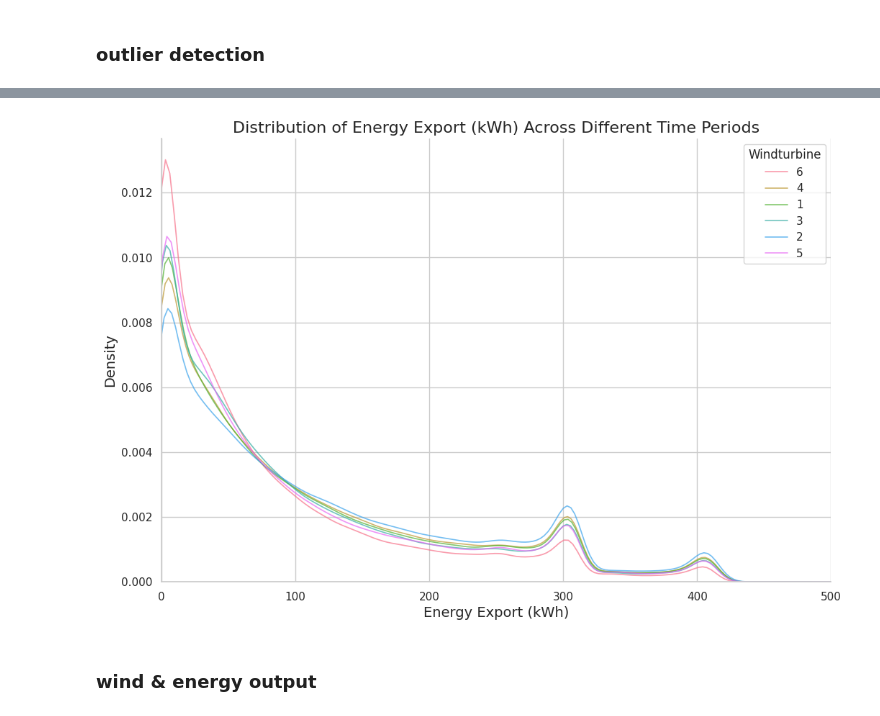
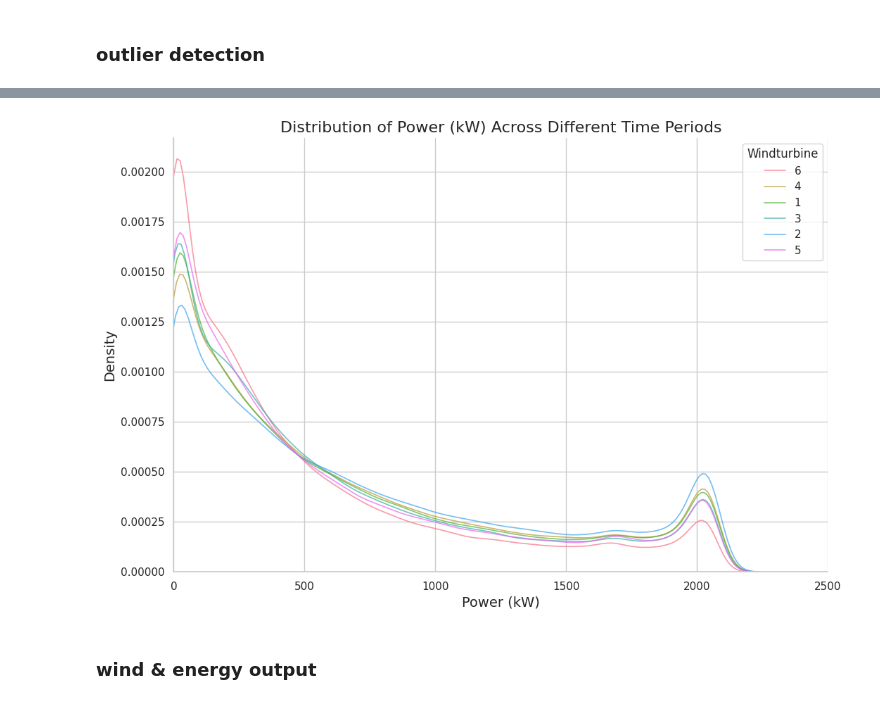
Before and after one commit to janbesler/Masterarbeit, a Jupyter notebook: src/0_Data_Pipeline.ipynb, the cells around one changed output, grey strips where cells are left out. Saved outputs shown, nothing was run; the diff lists cells and outputs as text; code cells hidden in the pictures.

```diff
--- a/src/0_Data_Pipeline.ipynb
+++ b/src/0_Data_Pipeline.ipynb
@@ -59,7 +82,7 @@ def reading_Windturbines (turbine_directory):
         '# Date and time',
         'Wind speed (m/s)',
         'Long Term Wind (m/s)',
-        'Energy Export (kWh)'
+        'Power (kW)'
     ]
 
     # Directory containing CSV files
@@ -91,6 +114,7 @@ def reading_Windturbines (turbine_directory):
         turbine_dataframes[turbine_number] = pd.concat(dfs)
         turbine_dataframes[turbine_number].sort_values('# Date and time', inplace=True)
         turbine_dataframes[turbine_number] = turbine_dataframes[turbine_number].reset_index(drop=True)
+        turbine_dataframes[turbine_number].set_index(pd.to_datetime(turbine_dataframes[turbine_number]['# Date and time']), inplace=True)
 
     # Print the keys for the dictionary
     print("\n dictionary keys:")
@@ -505,35 +480,35 @@ AttributeError: 'Axes' object has no attribute 'set_xaxis_off'
 # %%
 # Set the style
 sns.set(style="whitegrid")
 
 # Create a color palette with different colors for each key
 palette = sns.color_palette("husl", len(Kelmarsh_df))
 
 # Create a figure
 fig, ax = plt.subplots(figsize=(12, 8))
 
 # Loop through each key in Kelmarsh_df to plot the distributions
 for key, color in zip(Kelmarsh_df.keys(), palette):
-    sns.kdeplot(Kelmarsh_df[key]['Energy Export (kWh)'], fill=False, common_norm=False, color=color, alpha=.7, linewidth=1.2, label=key)
+    sns.kdeplot(Kelmarsh_df[key]['Power (kW)'], fill=False, common_norm=False, color=color, alpha=.7, linewidth=1.2, label=key)
         # Set common x and y limits
-    ax.set_xlim(0,500)
+    ax.set_xlim(0,2500)
 
 # Set plot title and labels
-ax.set_title('Distribution of Energy Export (kWh) Across Different Time Periods', fontsize=16)
-ax.set_xlabel('Energy Export (kWh)', fontsize=14)
+ax.set_title('Distribution of Power (kW) Across Different Time Periods', fontsize=16)
+ax.set_xlabel('Power (kW)', fontsize=14)
 ax.set_ylabel('Density', fontsize=14)
 
 # Add legend
 ax.legend(title='Windturbine')
 
 # Remove the top and right spines from the plot
 sns.despine()
 
 # Show the plot
 plt.savefig("../graphs/Kelmarsh_output_distribution")
 plt.show()
 # %% [output]
-[figure, old version]
+[figure, new version]
 # %% [markdown]
 ### wind & energy output
 # %%
```
Also changed, not shown: parts of 22 cells of this notebook, 6 other files.
